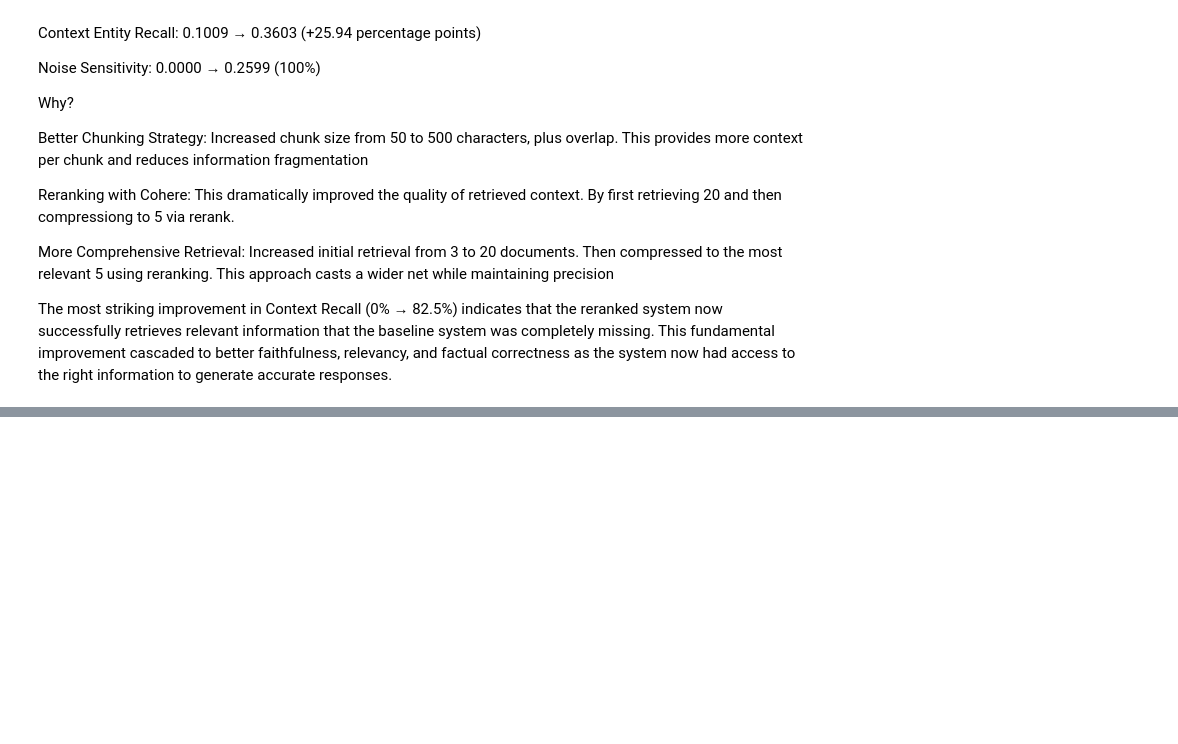
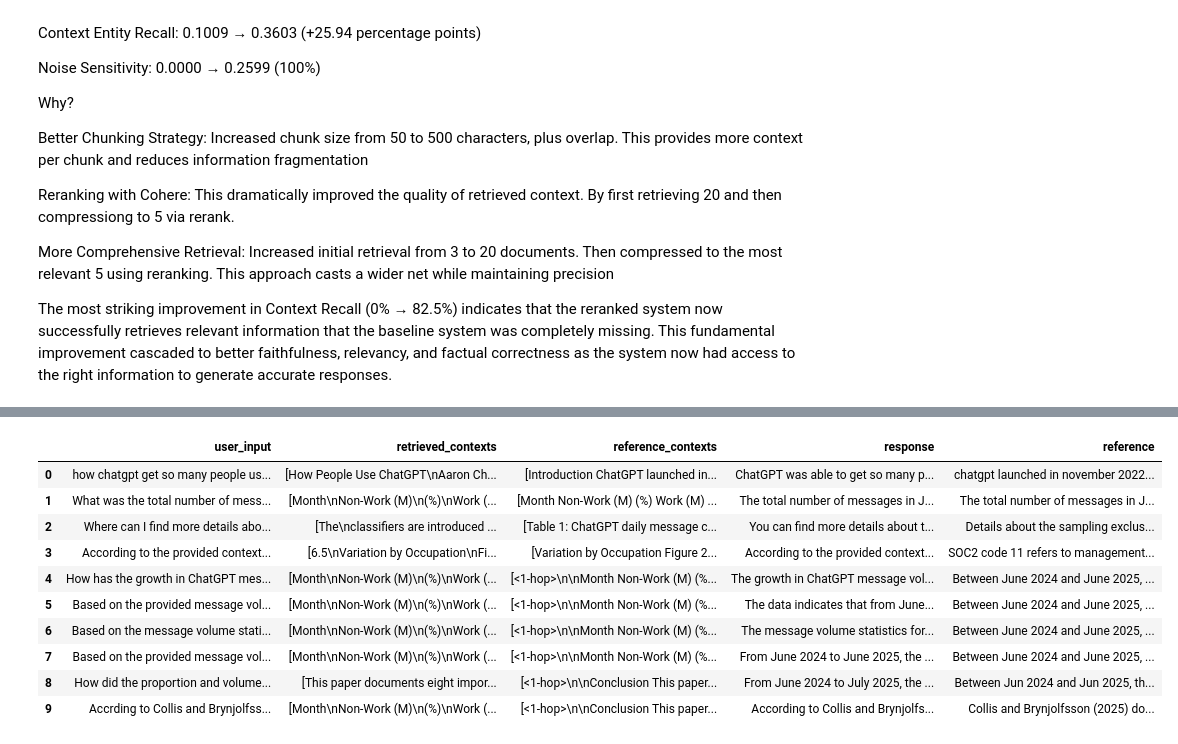
Before and after one commit to NUBYRA/AIE8, a Jupyter notebook: 08_Evaluating_RAG_With_Ragas/Evaluating_RAG_with_Ragas_(2025)_AI_Makerspace.ipynb, the cells around one changed output, grey strips where cells are left out. Cells and saved outputs as stored; diff of their text form; code cells hidden in the pictures; blank space fills up the shorter version.

```diff
--- a/08_Evaluating_RAG_With_Ragas/Evaluating_RAG_with_Ragas_(2025)_AI_Makerspace.ipynb
+++ b/08_Evaluating_RAG_With_Ragas/Evaluating_RAG_with_Ragas_(2025)_AI_Makerspace.ipynb
@@ -475,0 +554,11 @@ The most striking improvement in Context Recall (0% → 82.5%) indicates that th
+# %%
+import time
+import copy
+
+rerank_semantic_dataset = copy.deepcopy(dataset)
+
+for test_row in rerank_semantic_dataset:
+  response = semantic_graph.invoke({"question" : test_row.eval_sample.user_input})
+  test_row.eval_sample.response = response["response"]
+  test_row.eval_sample.retrieved_contexts = [context.page_content for context in response["context"]]
+  time.sleep(2) # To try to avoid rate limiting.
@@ -475,0 +569,17 @@ The most striking improvement in Context Recall (0% → 82.5%) indicates that th
+# %%
+from ragas import EvaluationDataset
+rerank_semantic_dataset = EvaluationDataset.from_pandas(rerank_semantic_dataset.to_pandas())
+# %%
+rerank_semantic_dataset.to_pandas()
+# %% [output]
+|  | user_input | retrieved_contexts | reference_contexts | response | reference |
+| 0 | how chatgpt get so many people us... | [How People Use ChatGPT\nAaron Ch... | [Introduction ChatGPT launched in... | ChatGPT was able to get so many p... | chatgpt launched in november 2022... |
+| 1 | What was the total number of mess... | [Month\nNon-Work (M)\n(%)\nWork (... | [Month Non-Work (M) (%) Work (M) ... | The total number of messages in J... | The total number of messages in J... |
+| 2 | Where can I find more details abo... | [The\nclassifiers are introduced ... | [Table 1: ChatGPT daily message c... | You can find more details about t... | Details about the sampling exclus... |
+| 3 | According to the provided context... | [6.5\nVariation by Occupation\nFi... | [Variation by Occupation Figure 2... | According to the provided context... | SOC2 code 11 refers to management... |
+| 4 | How has the growth in ChatGPT mes... | [Month\nNon-Work (M)\n(%)\nWork (... | [<1-hop>\n\nMonth Non-Work (M) (%... | The growth in ChatGPT message vol... | Between June 2024 and June 2025, ... |
+| 5 | Based on the provided message vol... | [Month\nNon-Work (M)\n(%)\nWork (... | [<1-hop>\n\nMonth Non-Work (M) (%... | The data indicates that from June... | Between June 2024 and June 2025, ... |
+| 6 | Based on the message volume stati... | [Month\nNon-Work (M)\n(%)\nWork (... | [<1-hop>\n\nMonth Non-Work (M) (%... | The message volume statistics for... | Between June 2024 and June 2025, ... |
+| 7 | Based on the provided message vol... | [Month\nNon-Work (M)\n(%)\nWork (... | [<1-hop>\n\nMonth Non-Work (M) (%... | From June 2024 to June 2025, the ... | Between June 2024 and June 2025, ... |
+| 8 | How did the proportion and volume... | [This paper documents eight impor... | [<1-hop>\n\nConclusion This paper... | From June 2024 to July 2025, the ... | Between Jun 2024 and Jun 2025, th... |
+| 9 | Accrding to Collis and Brynjolfss... | [Month\nNon-Work (M)\n(%)\nWork (... | [<1-hop>\n\nConclusion This paper... | According to Collis and Brynjolfs... | Collis and Brynjolfsson (2025) do... |
```
Also changed, not shown: parts of 13 cells of this notebook, 4 other files.
